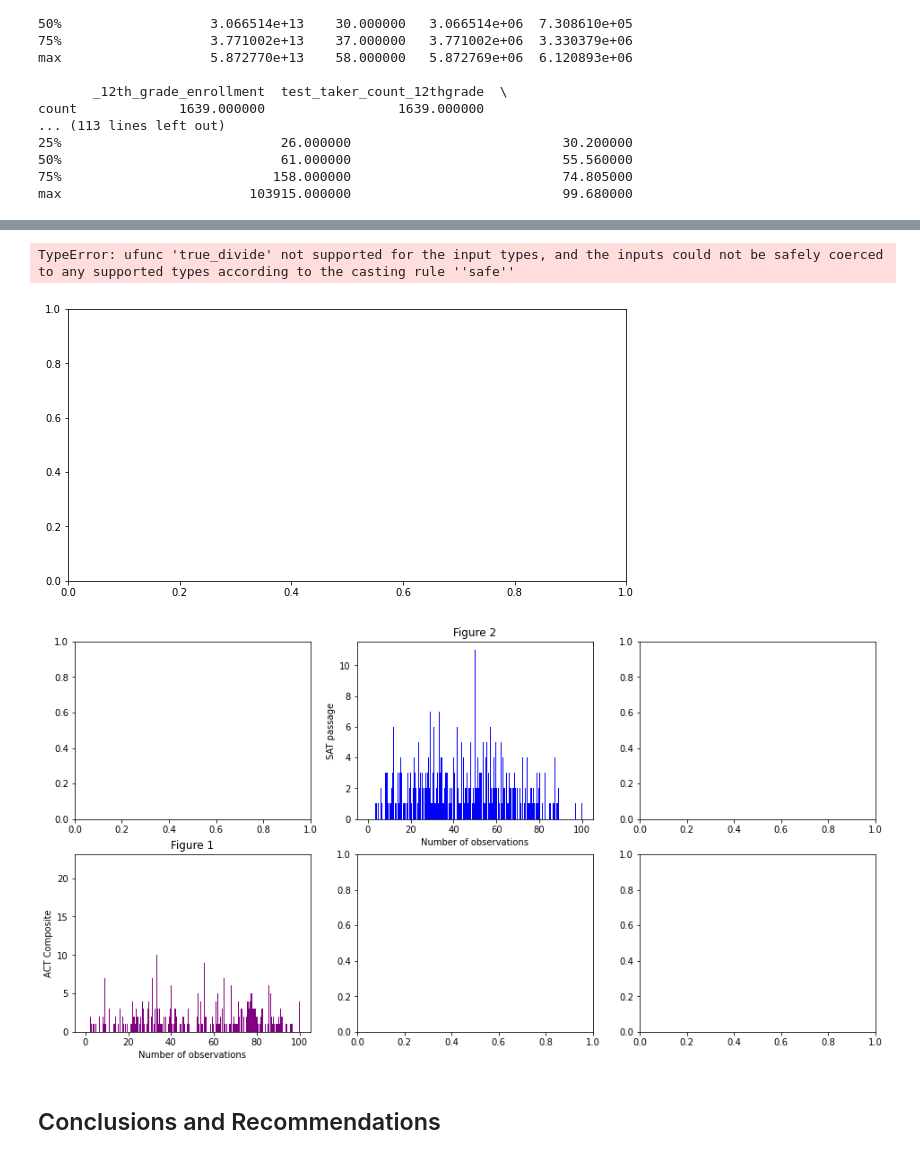
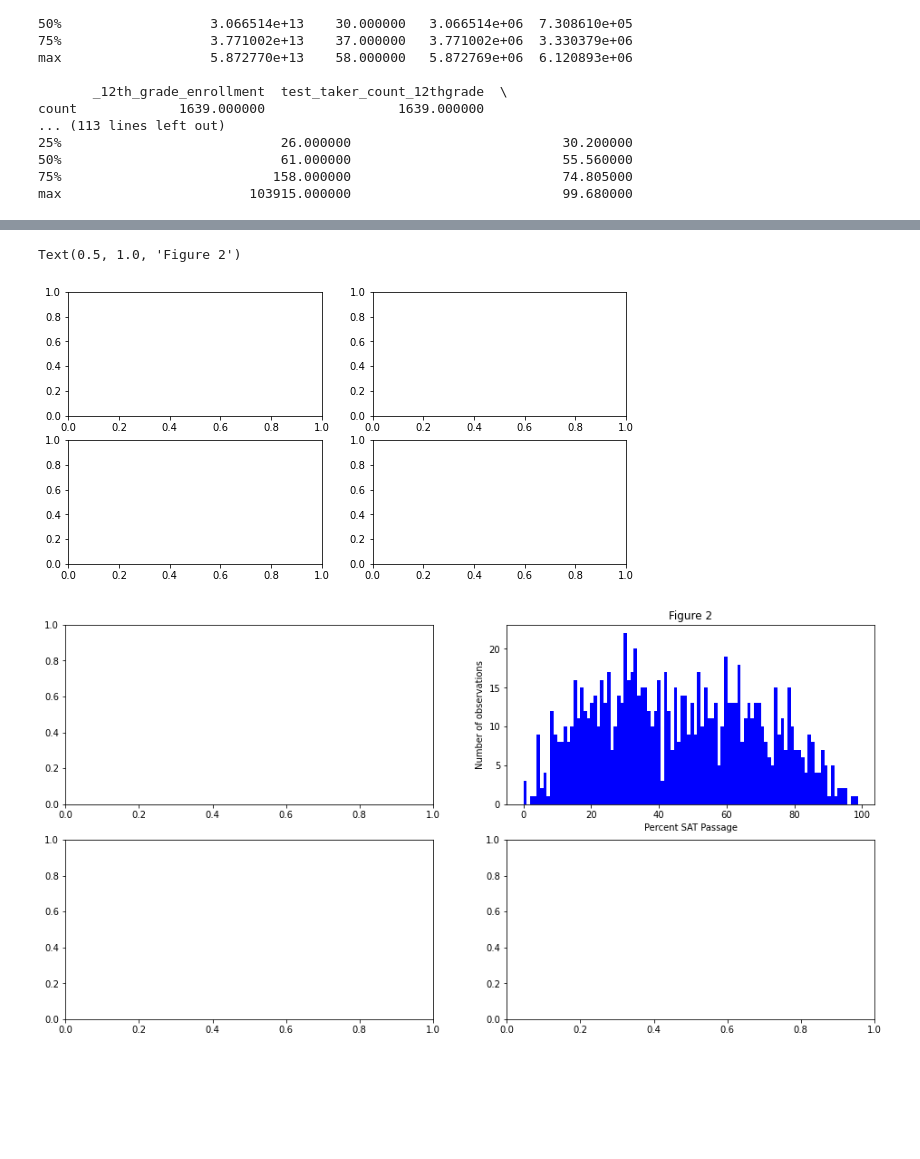
Before and after one commit to vivekbavda/Projects, a Jupyter notebook: code/starter-code.ipynb, the cells around one changed output, grey strips where cells are left out. Saved outputs shown, nothing was run; the diff lists cells and outputs as text; code cells hidden in the pictures; blank space fills up the shorter version.

```diff
--- a/code/starter-code.ipynb
+++ b/code/starter-code.ipynb
@@ -892,4 +910,10 @@ array([1.02000e+02, 1.13000e+02, 1.06000e+02, 1.90000e+02, 6.80000e+01,
        1.33200e+03, 5.77000e+02, 2.60800e+03, 9.76000e+02, 8.78000e+02,
        3.80000e+02, 7.31000e+02, 7.95000e+02, 8.09000e+02, 5.41200e+03,
        1.67000e+02])
+# %%
+#Data Frames were merged. I wanted a one to one validate result so 12th grade enrollment was dropped.
+result = pd.merge(dfa1, dfs1, on="school_name")
+#dfs1.drop(columns=['_12th_grade_enrollment'],inplace=True)
+#dfa1.drop(columns=['_12th_grade_enrollment'], inplace=True)
+resultrestrictive = pd.merge(dfa1, dfs1, how="inner", on=["county_district_school_code", "county_code", 'district_code', 'school_code', 'record_type', 'school_name', 'district_name', 'county_name'], validate='one_to_one')
 # %%
@@ -1120,23 +1170,15 @@ sns.heatmap(dfs1.corr())
 # %%
-fig = plt.subplots(1, 1, figsize = (10, 5))
-fig, ax = plt.subplots(2, 3, figsize = (16, 8))
-ax[1][0].hist(dfa1['percent_of_composite_results_21andup'], bins = 1000,
-              color = 'purple')
-ax[1][0].set_xlabel('Number of observations')
-ax[1][0].set_ylabel('ACT Composite')
-ax[1][0].set_title('Figure 1')
-
-ax[0][1].hist(dfs1['percent_that_passed_both_12thgrade'], bins = 1000,
-              color = 'blue')
-ax[0][1].set_xlabel('Number of observations')
-ax[0][1].set_ylabel('SAT passage')
+#Histogram of SAT merged frame
+fig = plt.subplots(2, 2, figsize = (10, 5))
+fig, ax = plt.subplots(2, 2, figsize = (16, 8))
+ax[0][1].hist(resultrestrictive['percent_that_passed_both_12thgrade'], bins = 100,\
+              color='blue')
+ax[0][1].set_xlabel('Percent SAT Passage')
+ax[0][1].set_ylabel('Number of observations')
 ax[0][1].set_title('Figure 2')
-
-ax[1, 1].boxplot(dfa1)
-ax[1, 1].set_title('basic plot')
+#ax[1, 1].boxplot(result1)
+#ax[1, 1].set_title('basic plot')
 # %% [output]
-TypeError: ufunc 'true_divide' not supported for the input types, and the inputs could not be safely coerced to any supported types according to the casting rule ''safe''
+Text(0.5, 1.0, 'Figure 2')
-[figure, old version]
+[figure, new version]
-[figure, old version]
+[figure, new version]
-# %% [markdown]
-## Conclusions and Recommendations
```
Also changed, not shown: parts of 49 cells of this notebook, 2 other files.
